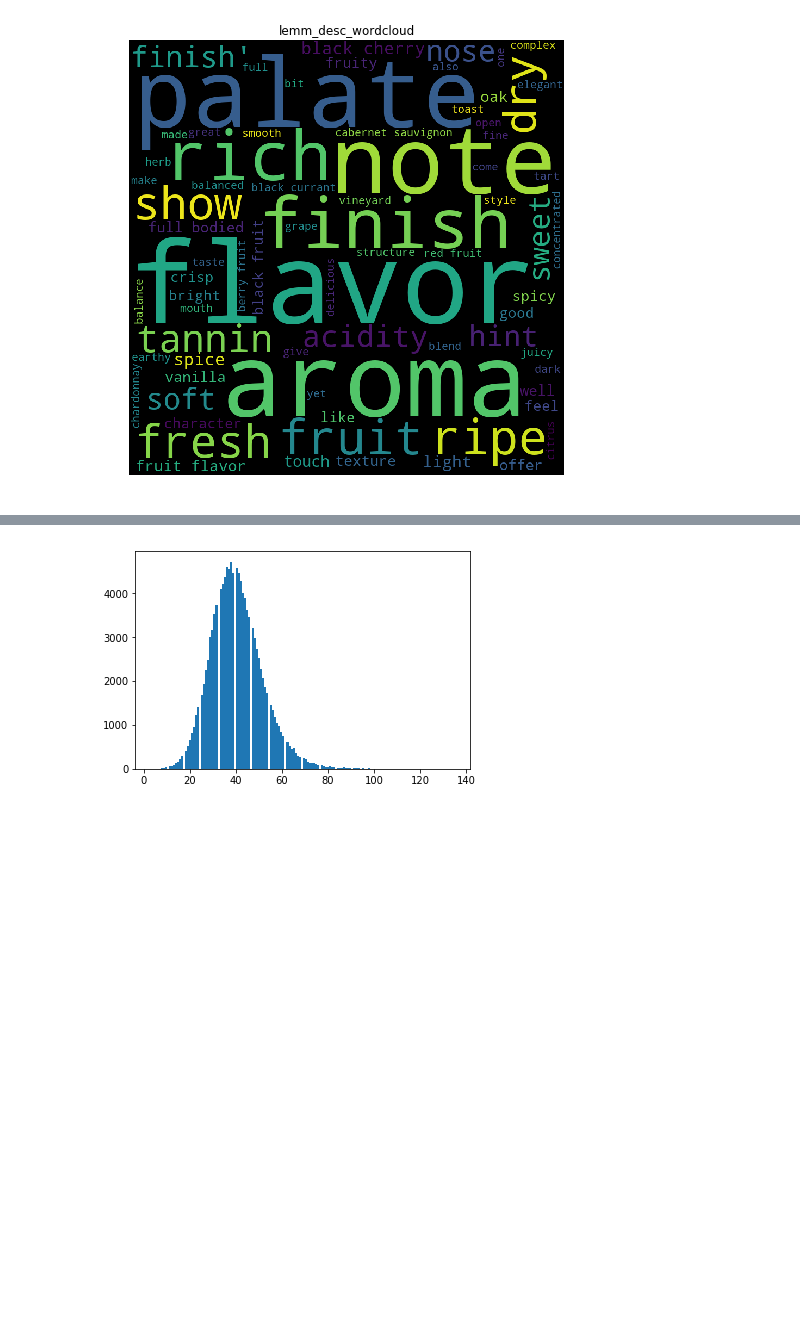
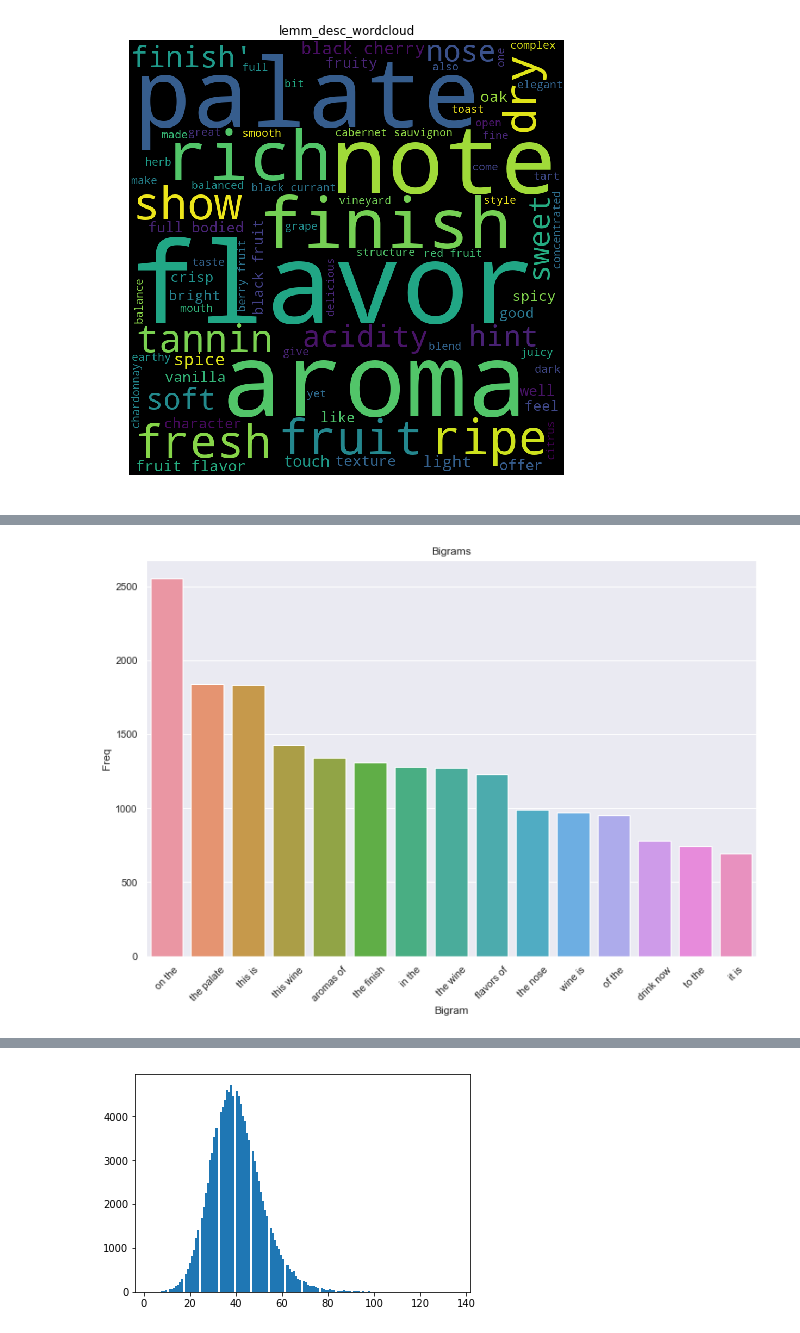
Before and after one commit to YufenLin/personal_sommelier, a Jupyter notebook: notebooks/personal_sommelier.ipynb, the cells around one changed output, grey strips where cells are left out. Drawn from its saved outputs; the diff is of its cells as text; code cells hidden in the pictures; blank space fills up the shorter version.

```diff
--- a/notebooks/personal_sommelier.ipynb
+++ b/notebooks/personal_sommelier.ipynb
@@ -472,0 +545,18 @@ plt.show()
+# %%
+def get_bigrams(descriptions, n=None):
+
+    vec = CountVectorizer(ngram_range = (2,2), max_features = 20000).fit(descriptions)
+    bag_of_words = vec.transform(descriptions)
+    sum_words = bag_of_words.sum(axis = 0)
+    words_freq = [(word, sum_words[0, i]) for word, i in vec.vocabulary_.items()]
+    words_freq =sorted(words_freq, key = lambda x: x[1], reverse = True)
+
+    return words_freq[:n]
+
+#run the function on the processed descriptions
+bigrams = get_bigrams(clean_desc, n=15)
+#create a trigram data frame
+bigram_df = pd.DataFrame(bigrams)
+bigram_df.columns=["Bigram", "Freq"]
+#output top 15 rows
+bigram_df.head(15)
@@ -472,0 +687,8 @@ plt.show()
+# %%
+fig = sns.set(rc = {'figure.figsize':(12,8)})
+bp = sns.barplot(x = "Bigram", y = "Freq", data = bigram_df)
+bp.set_xticklabels(bp.get_xticklabels(), rotation = 45)
+plt.title("Bigrams")
+plt.show()
+# %% [output]
+[figure, added]
```
Also changed, not shown: parts of 35 cells of this notebook.
